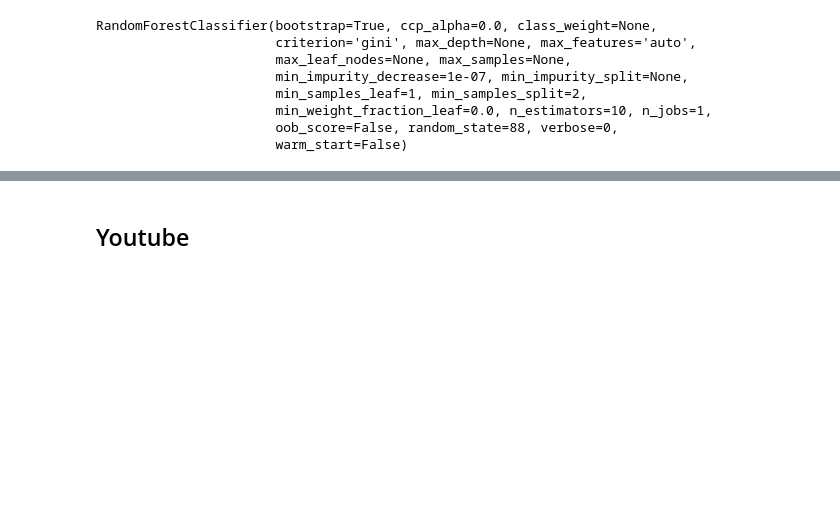
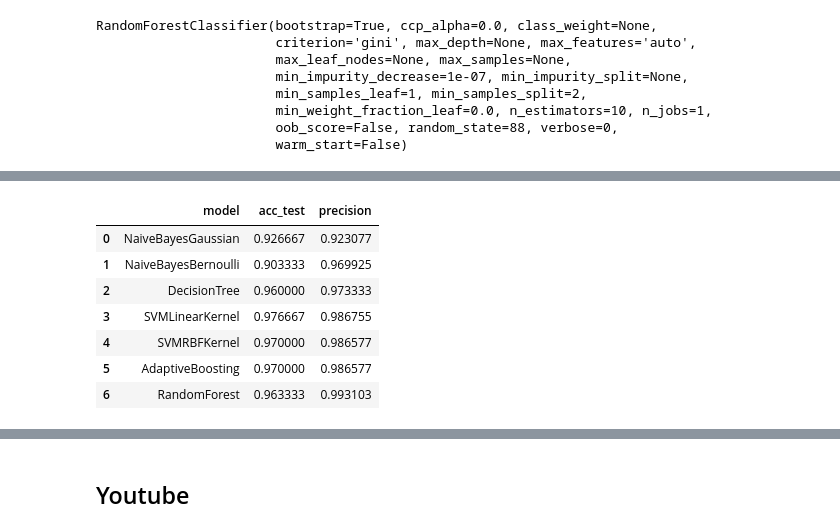
Before and after one commit to JeremyOBrien16/CUNY_DATA_620, a Jupyter notebook: Assignment06/data620assignment06_alt.ipynb, the cells around one changed output, grey strips where cells are left out. Saved outputs shown, nothing was run; the diff lists cells and outputs as text; code cells hidden in the pictures; blank space fills up the shorter version.

```diff
--- a/Assignment06/data620assignment06_alt.ipynb
+++ b/Assignment06/data620assignment06_alt.ipynb
@@ -622,0 +611,21 @@ weighted avg       0.97      0.96      0.96       300
+# %%
+def summarize_models(models):
+    table = pd.DataFrame(columns = ['model', 'acc_test', 'precision'])
+
+    for m in models:
+        df = pd.DataFrame({'model': [m[0]], 'acc_test': [m[2]], 'precision': [m[3]]})
+        table = table.append(df, ignore_index=True)
+
+    return table
+# %%
+table = summarize_models(models)
+table.style.background_gradient(cmap='Blues')
+# %% [output]
+|  | model | acc_test | precision |
+| 0 | NaiveBayesGaussian | 0.926667 | 0.923077 |
+| 1 | NaiveBayesBernoulli | 0.903333 | 0.969925 |
+| 2 | DecisionTree | 0.960000 | 0.973333 |
+| 3 | SVMLinearKernel | 0.976667 | 0.986755 |
+| 4 | SVMRBFKernel | 0.970000 | 0.986577 |
+| 5 | AdaptiveBoosting | 0.970000 | 0.986577 |
+| 6 | RandomForest | 0.963333 | 0.993103 |
```
Also changed, not shown: parts of 31 cells of this notebook.
